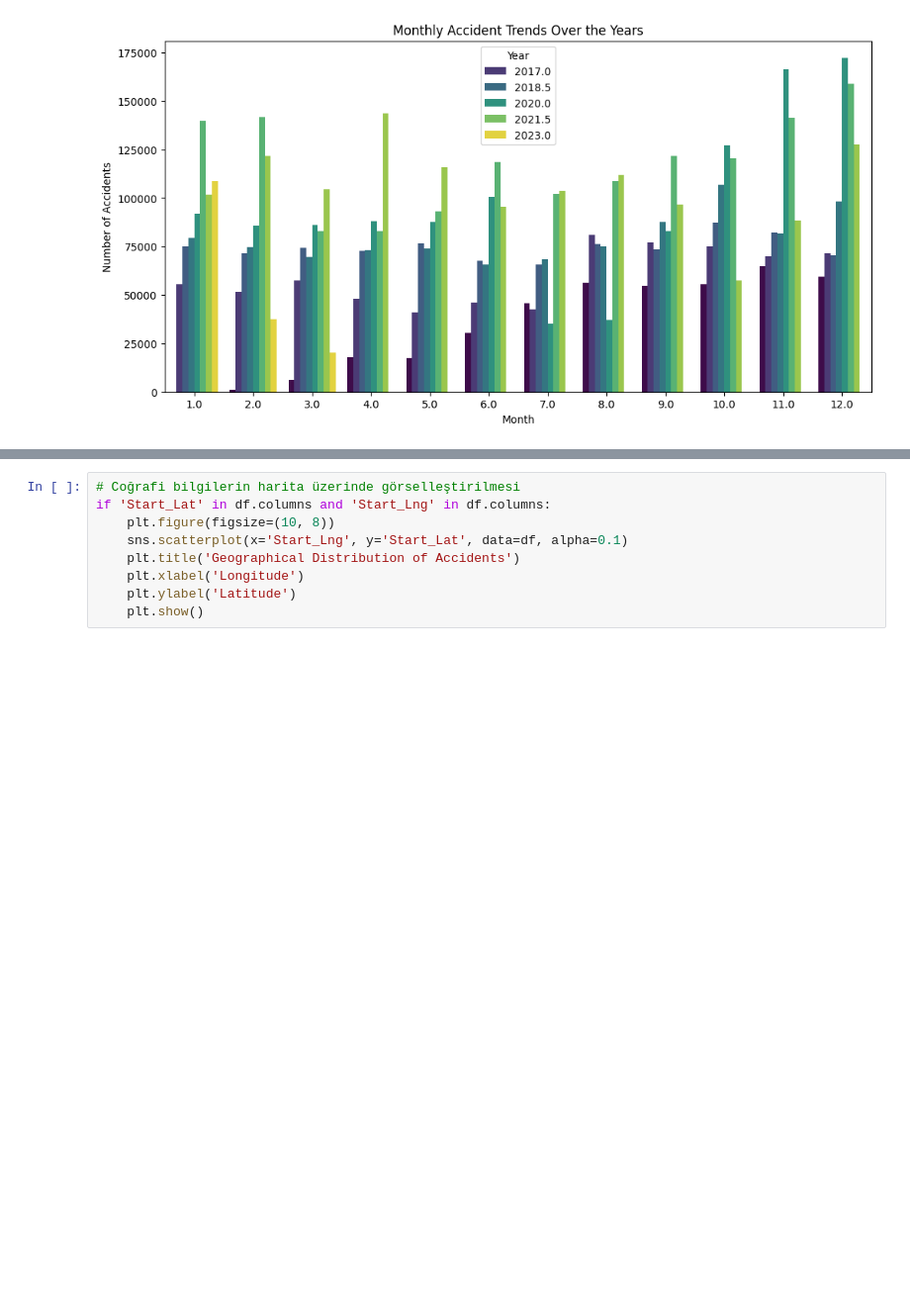
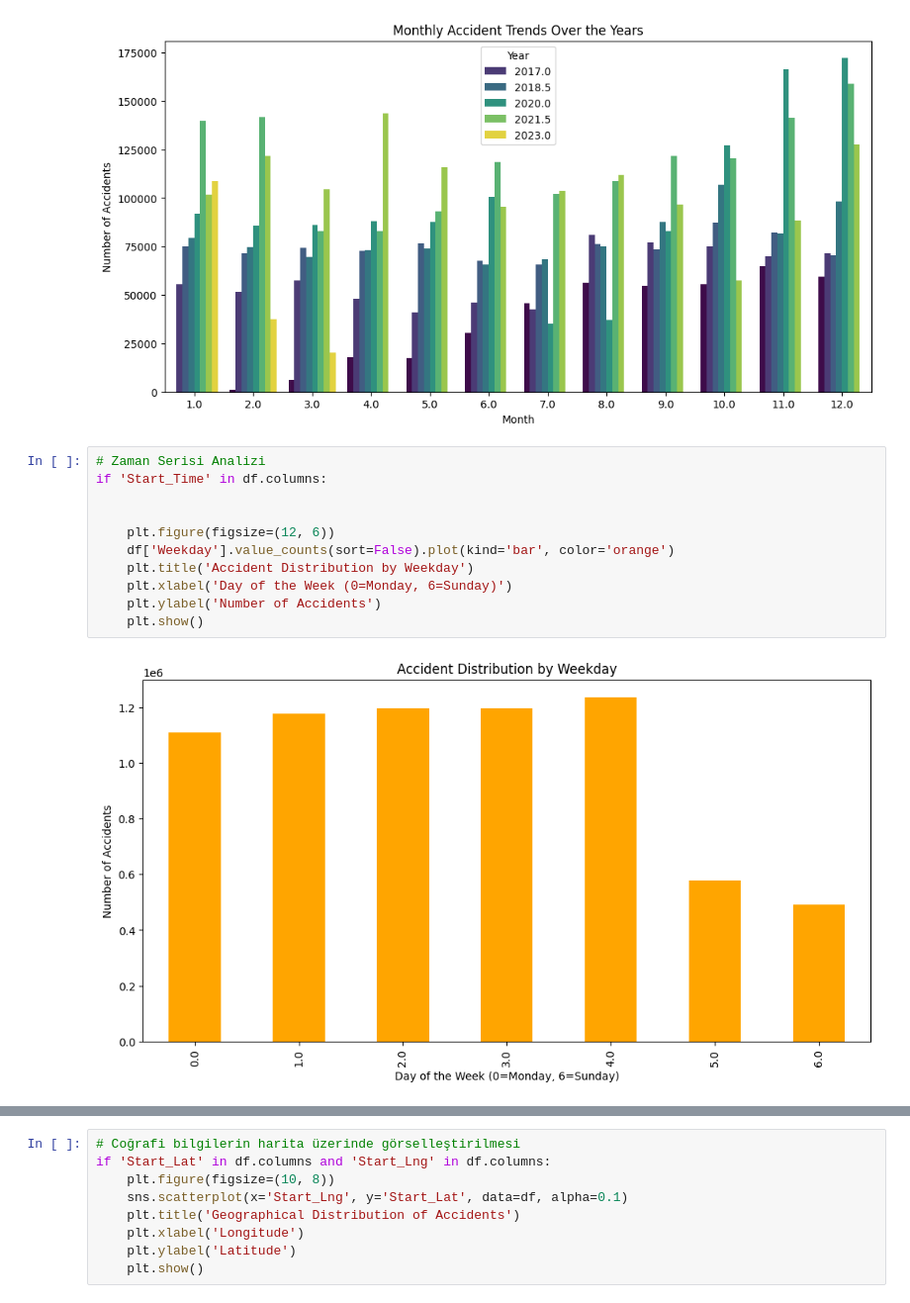
Before and after one commit to burakbasher/team12-Accident-Probability, a Jupyter notebook: DataMining.ipynb, the cells around one changed output, grey strips where cells are left out. Shown at 99% size. Drawn from its saved outputs; the diff is of its cells as text; blank space fills up the shorter version.

```diff
--- a/DataMining.ipynb
+++ b/DataMining.ipynb
@@ -457,3 +482,16 @@ if 'Month' in df.columns and 'Year' in df.columns:
     plt.show()
 # %% [output]
 [figure]
+# %%
+# Zaman Serisi Analizi
+if 'Start_Time' in df.columns:
+
+
+    plt.figure(figsize=(12, 6))
+    df['Weekday'].value_counts(sort=False).plot(kind='bar', color='orange')
+    plt.title('Accident Distribution by Weekday')
+    plt.xlabel('Day of the Week (0=Monday, 6=Sunday)')
+    plt.ylabel('Number of Accidents')
+    plt.show()
+# %% [output]
+[figure, added]
```
Also changed, not shown: parts of 26 cells of this notebook.
